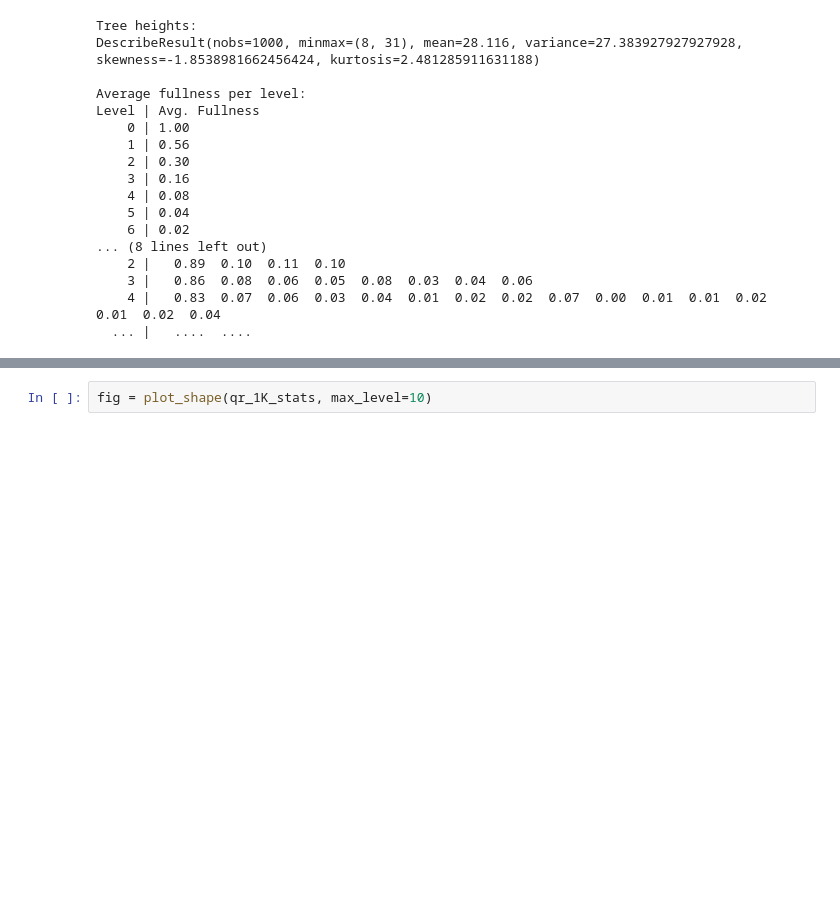
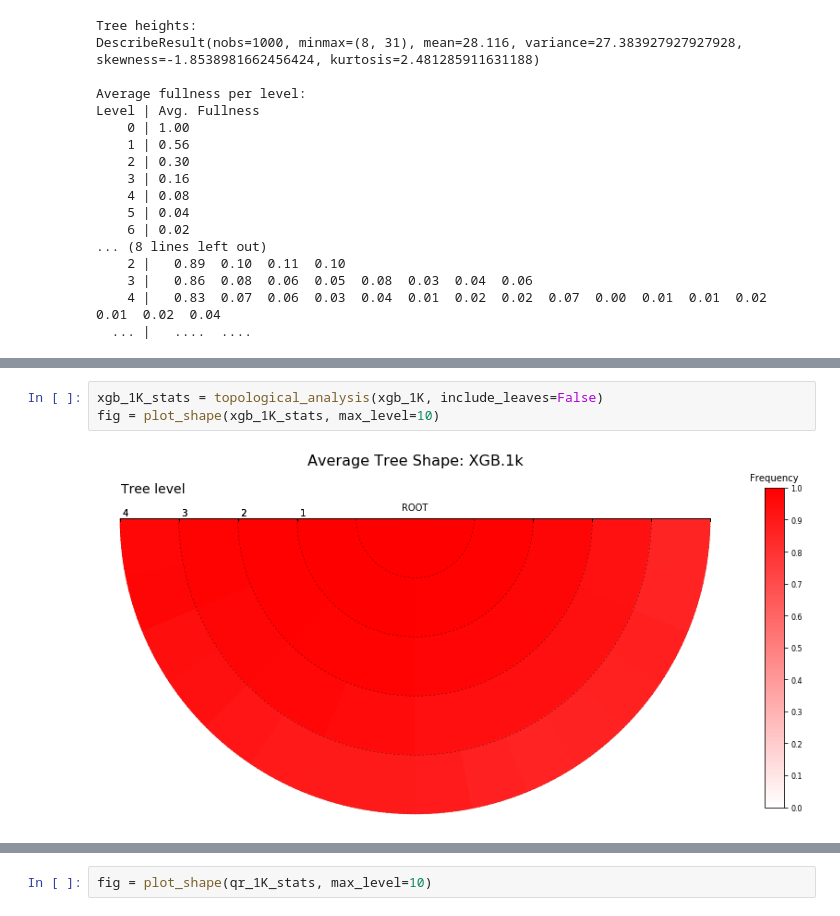
Before and after one commit to hpclab/rankeval, a Jupyter notebook: notebooks/RankEval - Topological Analysis.ipynb, the cells around one changed output, grey strips where cells are left out. Saved outputs shown, nothing was run; the diff lists cells and outputs as text; blank space fills up the shorter version.

```diff
--- a/notebooks/RankEval - Topological Analysis.ipynb
+++ b/notebooks/RankEval - Topological Analysis.ipynb
@@ -109,0 +101,5 @@ LightGBM intoruces some varibility. Even if the number of internal nodes is the
+# %%
+xgb_1K_stats = topological_analysis(xgb_1K, include_leaves=False)
+fig = plot_shape(xgb_1K_stats, max_level=10)
+# %% [output]
+[figure, added]
```
Also changed, not shown: parts of 6 cells of this notebook, 4 other files.
